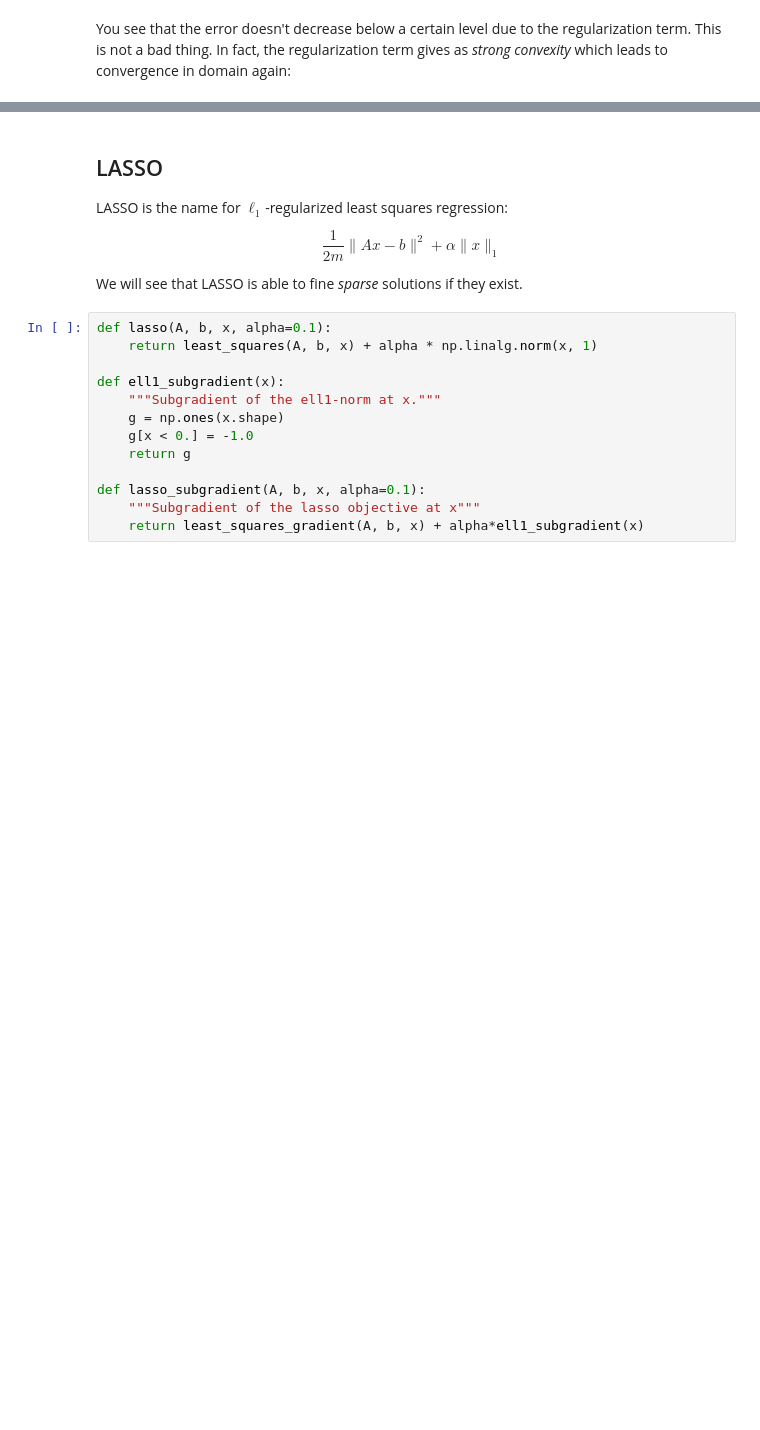
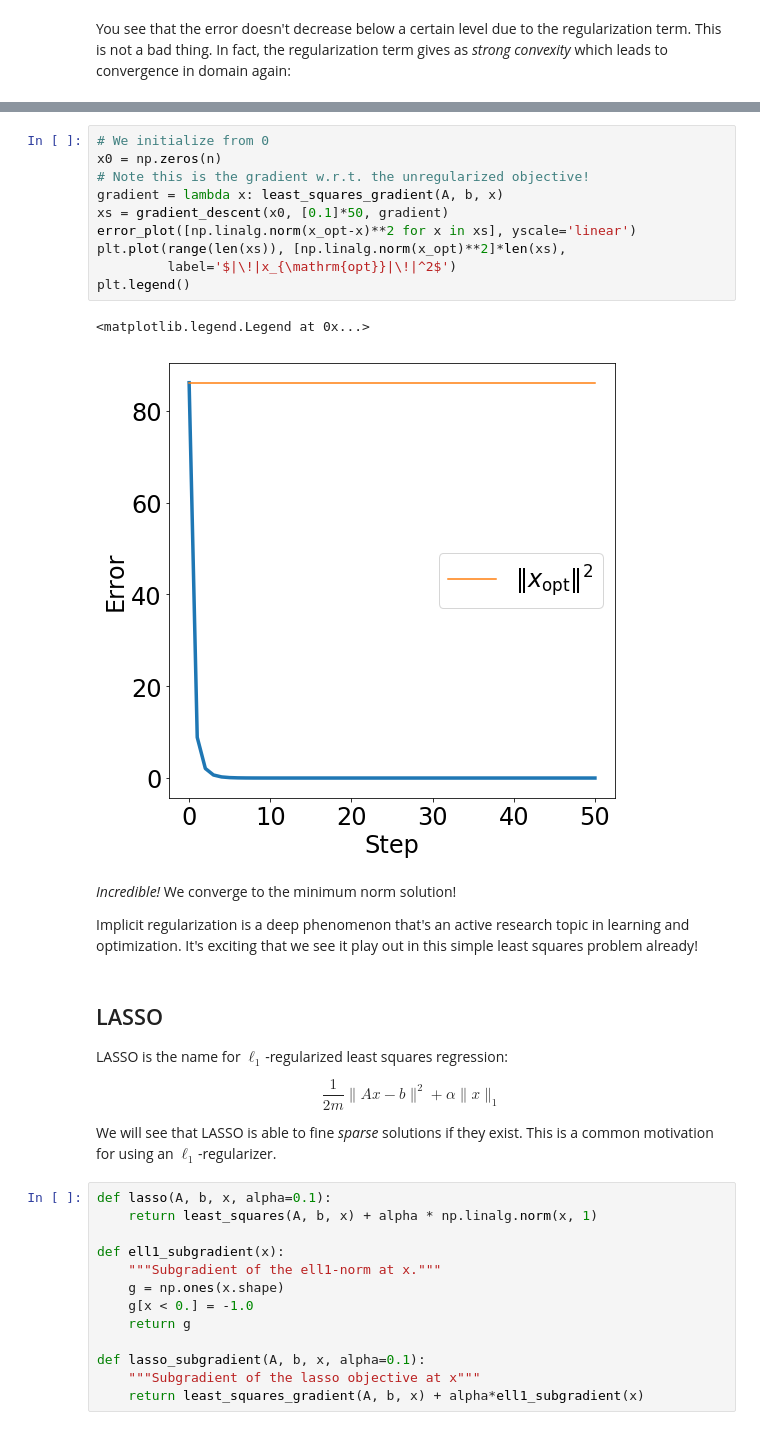
Before and after one commit to ee227c/ee227c.github.io, a Jupyter notebook: code/lecture4.ipynb, the cells around one changed output, grey strips where cells are left out. Saved outputs shown, nothing was run; the diff lists cells and outputs as text; blank space fills up the shorter version.

```diff
--- a/code/lecture4.ipynb
+++ b/code/lecture4.ipynb
@@ -204,11 +248,29 @@ plt.plot(range(len(xs)), [np.linalg.norm(x_opt)**2]*len(xs))
+# %%
+# We initialize from 0
+x0 = np.zeros(n)
+# Note this is the gradient w.r.t. the unregularized objective!
+gradient = lambda x: least_squares_gradient(A, b, x)
+xs = gradient_descent(x0, [0.1]*50, gradient)
+error_plot([np.linalg.norm(x_opt-x)**2 for x in xs], yscale='linear')
+plt.plot(range(len(xs)), [np.linalg.norm(x_opt)**2]*len(xs),
+         label='$|\!|x_{\mathrm{opt}}|\!|^2$')
+plt.legend()
+# %% [output]
+<matplotlib.legend.Legend at 0x...>
+[figure, added]
+# %% [markdown]
+*Incredible!* We converge to the minimum norm solution!
+
+Implicit regularization is a deep phenomenon that's an active research topic in learning and optimization. It's exciting that we see it play out in this simple least squares problem already!
 # %% [markdown]
+<a id="lasso"></a>
 ## LASSO
 
 LASSO is the name for $\ell_1$-regularized least squares regression:
 
 $$\frac1{2m}\|Ax-b\|^2 + \alpha\|x\|_1$$
 
-We will see that LASSO is able to fine *sparse* solutions if they exist.
+We will see that LASSO is able to fine *sparse* solutions if they exist. This is a common motivation for using an $\ell_1$-regularizer.
 # %%
 def lasso(A, b, x, alpha=0.1):
     return least_squares(A, b, x) + alpha * np.linalg.norm(x, 1)
```
Also changed, not shown: parts of 29 cells of this notebook, 1 other file.
